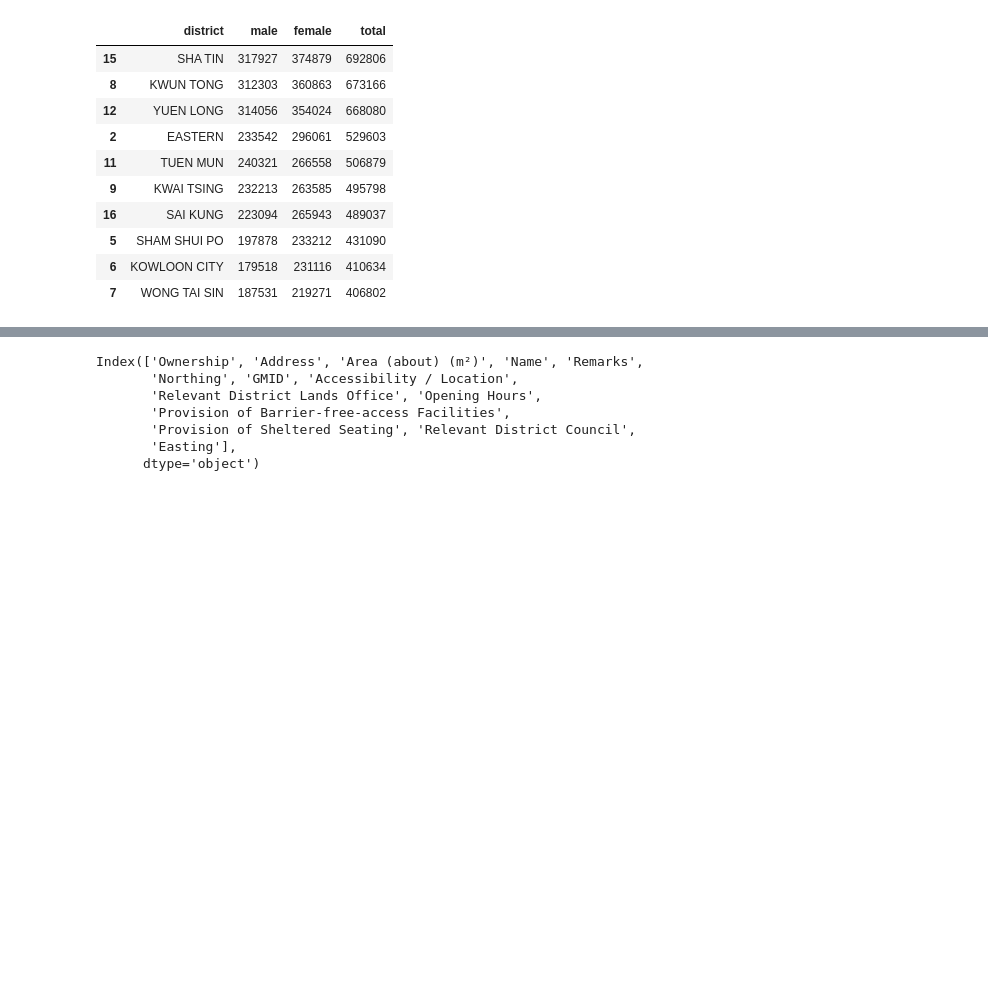
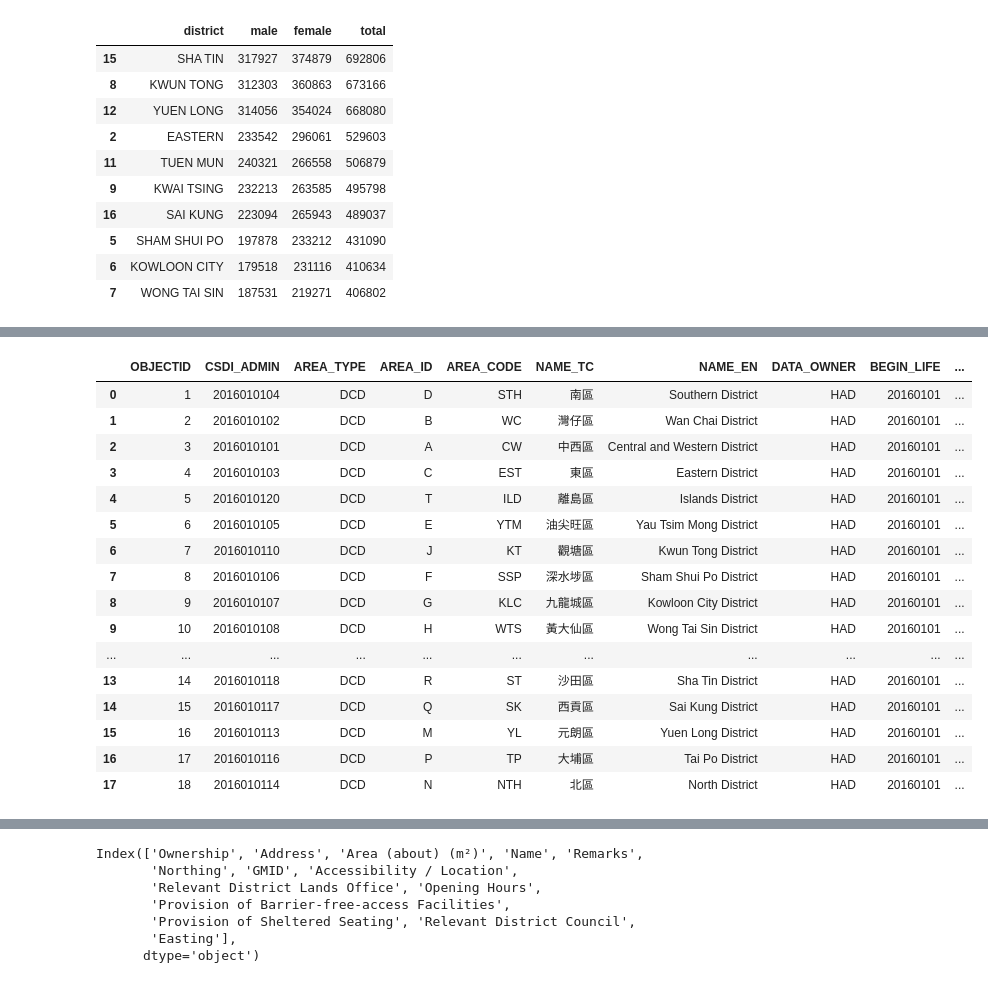
Before and after one commit to DerrickJuda/Hong-Kong-Socio-Economic-EDA, a Jupyter notebook: HK Socio Analysis_Part1.ipynb, the cells around one changed output, grey strips where cells are left out. Cells and saved outputs as stored; diff of their text form; code cells hidden in the pictures; blank space fills up the shorter version.

```diff
--- a/HK Socio Analysis_Part1.ipynb
+++ b/HK Socio Analysis_Part1.ipynb
@@ -635,0 +666,25 @@ plt.show()
+# %%
+#HK Population Choropleth Map
+#Set up the file path and read the shapefile data
+fp = r"C:\Users\derri\OneDrive\Documents\VSCode\HK Socio Analysis\DistrictBoundary_SHP\DCD.shp"
+map_df = gpd.read_file(fp)
+map_df.to_crs(pyproj.CRS.from_epsg(4326), inplace=True)
+map_df
+# %% [output]
+|  | OBJECTID | CSDI_ADMIN | AREA_TYPE | AREA_ID | AREA_CODE | NAME_TC | NAME_EN | DATA_OWNER | BEGIN_LIFE | ... |
+| 0 | 1 | 2016010104 | DCD | D | STH | 南區 | Southern District | HAD | 20160101 | ... |
+| 1 | 2 | 2016010102 | DCD | B | WC | 灣仔區 | Wan Chai District | HAD | 20160101 | ... |
+| 2 | 3 | 2016010101 | DCD | A | CW | 中西區 | Central and Western District | HAD | 20160101 | ... |
+| 3 | 4 | 2016010103 | DCD | C | EST | 東區 | Eastern District | HAD | 20160101 | ... |
+| 4 | 5 | 2016010120 | DCD | T | ILD | 離島區 | Islands District | HAD | 20160101 | ... |
+| 5 | 6 | 2016010105 | DCD | E | YTM | 油尖旺區 | Yau Tsim Mong District | HAD | 20160101 | ... |
+| 6 | 7 | 2016010110 | DCD | J | KT | 觀塘區 | Kwun Tong District | HAD | 20160101 | ... |
+| 7 | 8 | 2016010106 | DCD | F | SSP | 深水埗區 | Sham Shui Po District | HAD | 20160101 | ... |
+| 8 | 9 | 2016010107 | DCD | G | KLC | 九龍城區 | Kowloon City District | HAD | 20160101 | ... |
+| 9 | 10 | 2016010108 | DCD | H | WTS | 黃大仙區 | Wong Tai Sin District | HAD | 20160101 | ... |
+| ... | ... | ... | ... | ... | ... | ... | ... | ... | ... | ... |
+| 13 | 14 | 2016010118 | DCD | R | ST | 沙田區 | Sha Tin District | HAD | 20160101 | ... |
+| 14 | 15 | 2016010117 | DCD | Q | SK | 西貢區 | Sai Kung District | HAD | 20160101 | ... |
+| 15 | 16 | 2016010113 | DCD | M | YL | 元朗區 | Yuen Long District | HAD | 20160101 | ... |
+| 16 | 17 | 2016010116 | DCD | P | TP | 大埔區 | Tai Po District | HAD | 20160101 | ... |
+| 17 | 18 | 2016010114 | DCD | N | NTH | 北區 | North District | HAD | 20160101 | ... |
```
Also changed, not shown: parts of 18 cells of this notebook, 27 other files.
